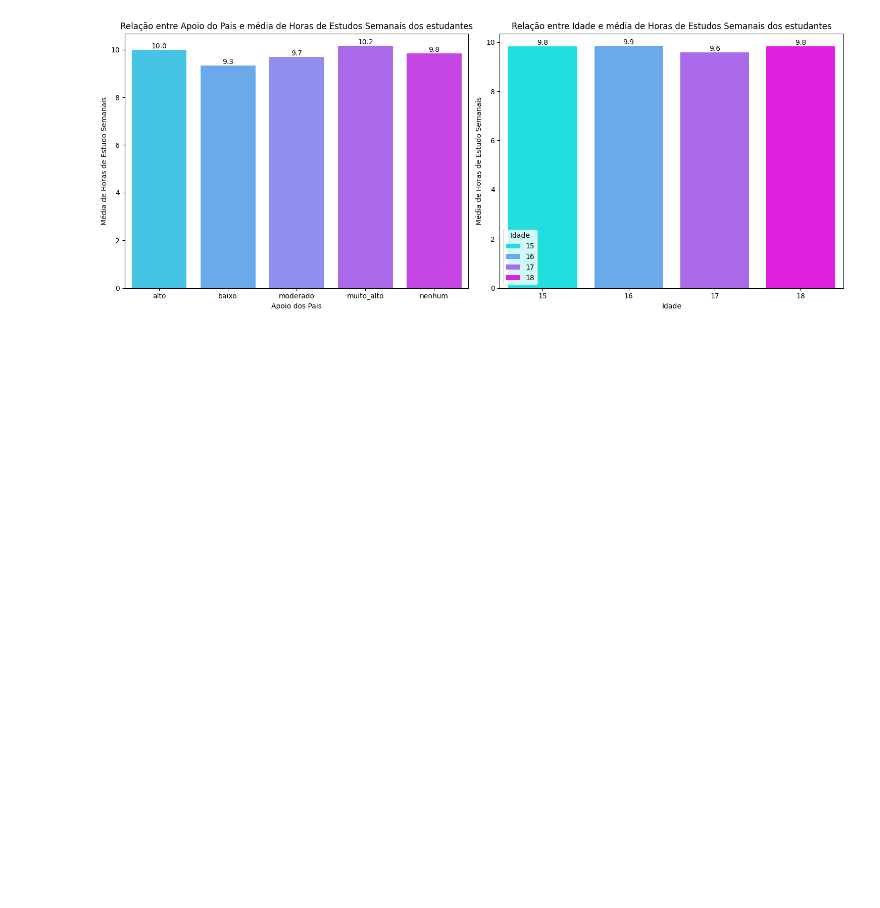
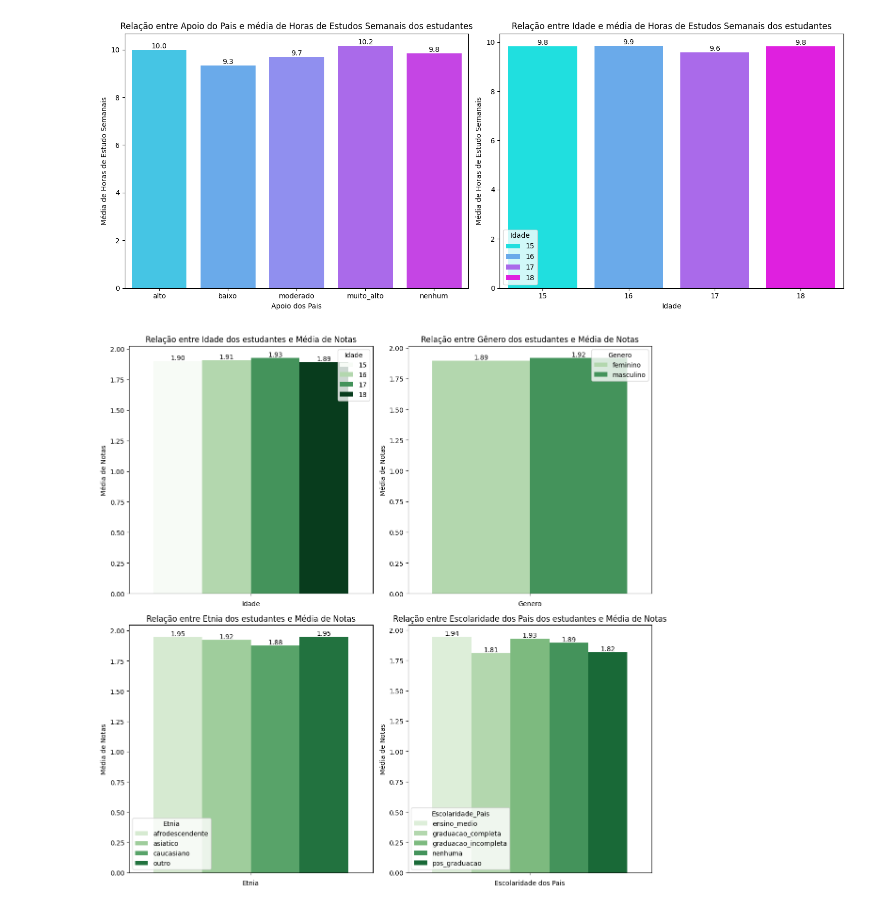
Before and after one commit to anavidev/dados-educacionais, a Jupyter notebook: notebook/analise_dados_educacionais.ipynb, the cells around one changed output. Saved outputs shown, nothing was run; the diff lists cells and outputs as text; code cells hidden in the pictures; blank space fills up the shorter version.

```diff
--- a/notebook/analise_dados_educacionais.ipynb
+++ b/notebook/analise_dados_educacionais.ipynb
@@ -549,0 +552,53 @@ plt.show()
+# %%
+## dados demograficos
+
+plt.figure(figsize=(12,12))
+
+# idade x media de notas
+idade_por_notas = dt.groupby('Idade')['Media_Notas'].mean().reset_index(name = 'Media')
+
+plt.subplot(2,2,1)
+plt.title("Relação entre Idade dos estudantes e Média de Notas")
+grafico = sns.barplot(data = idade_por_notas, hue = 'Idade', y = 'Media', palette='Greens')
+for valor in grafico.containers:
+    grafico.bar_label(valor, fmt='%.2f', label_type='edge')
+plt.xlabel("Idade")
+plt.ylabel("Média de Notas")
+
+# genero x media de notas
+genero_por_notas = dt.groupby('Genero')['Media_Notas'].mean().reset_index(name = "Media")
+
+plt.subplot(2,2,2)
+plt.title("Relação entre Gênero dos estudantes e Média de Notas")
+grafico = sns.barplot(data = genero_por_notas, hue = 'Genero', y = 'Media', palette='Greens')
+for valor in grafico.containers:
+    grafico.bar_label(valor, fmt='%.2f', label_type='edge')
+plt.xlabel("Genero")
+plt.ylabel("Média de Notas")
+
+# etnia x media de notas
+etnia_por_notas = dt.groupby('Etnia')['Media_Notas'].mean().reset_index(name = 'Media')
+
+plt.subplot(2,2,3)
+plt.title("Relação entre Etnia dos estudantes e Média de Notas")
+grafico = sns.barplot(data = etnia_por_notas, hue = 'Etnia', y = 'Media', palette='Greens')
+for valor in grafico.containers:
+    grafico.bar_label(valor, fmt='%.2f', label_type='edge')
+plt.xlabel("Etnia")
+plt.ylabel("Média de Notas")
+
+# escolaridade dos pais x media de notas
+escolaridade_por_notas = dt.groupby('Escolaridade_Pais')['Media_Notas'].mean().reset_index(name = 'Media')
+
+plt.subplot(2,2,4)
+plt.title("Relação entre Escolaridade dos Pais dos estudantes e Média de Notas")
+grafico = sns.barplot(data = escolaridade_por_notas, hue = 'Escolaridade_Pais', y = 'Media', palette='Greens')
+for valor in grafico.containers:
+    grafico.bar_label(valor, fmt='%.2f', label_type='edge')
+plt.xlabel("Escolaridade dos Pais")
+plt.ylabel("Média de Notas")
+
+plt.tight_layout()
+plt.show()
+# %% [output]
+[figure, added]
```
Also changed, not shown: parts of 5 cells of this notebook.
